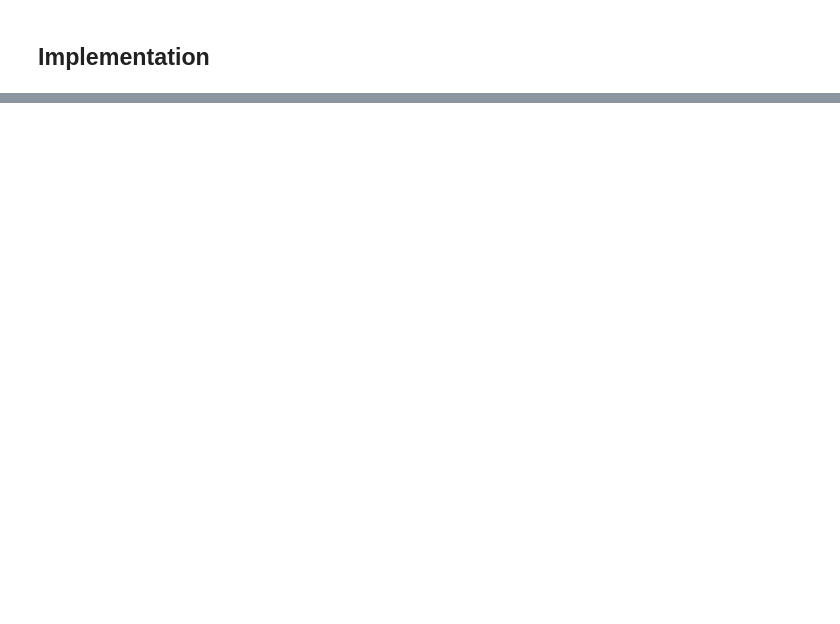
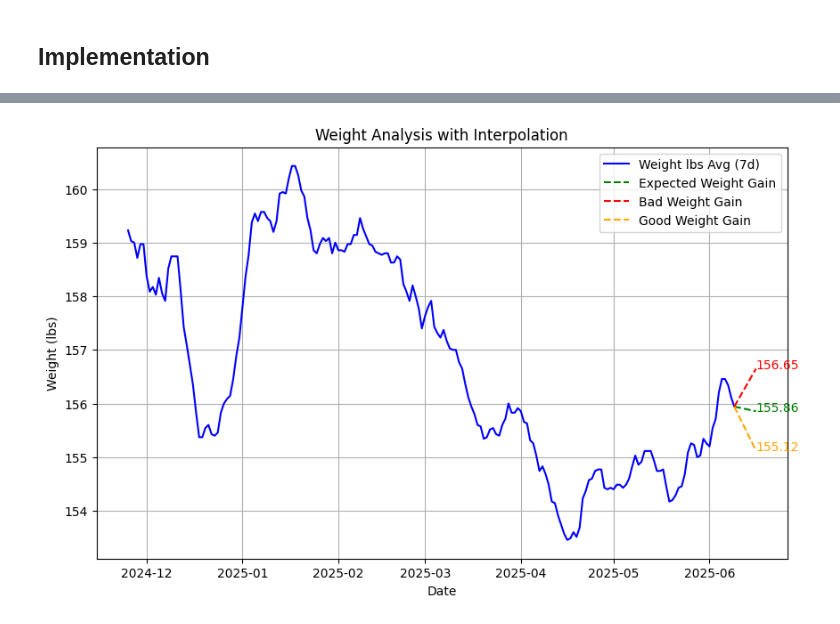
Before and after one commit to danielrferreira/weight_control, a Jupyter notebook: forecast_model/analysis.ipynb, the cells around one changed output, grey strips where cells are left out. Cells and saved outputs as stored; diff of their text form; code cells hidden in the pictures; blank space fills up the shorter version.

```diff
--- a/forecast_model/analysis.ipynb
+++ b/forecast_model/analysis.ipynb
@@ -354,0 +375,45 @@ weight_gain_good
+# %%
+last_date = analysis.df.index[-1]
+future_date = last_date + pd.Timedelta(days=7)
+
+# Get the last value of the weight data
+last_weight = analysis.df['weight_lbs_avg_7d'].iloc[-1]
+
+# Calculate future weights by adding the weight gains
+future_weight_expected = last_weight + weight_gain_expected
+future_weight_bad = last_weight + weight_gain_bad
+future_weight_good = last_weight + weight_gain_good
+
+# Create a new DataFrame for interpolation
+interpolation_df = pd.DataFrame({
+    'date': [last_date, future_date],
+    'weight_gain_expected': [last_weight, future_weight_expected],
+    'weight_gain_bad': [last_weight, future_weight_bad],
+    'weight_gain_good': [last_weight, future_weight_good]
+}).set_index('date')
+
+# Perform linear interpolation
+interpolated_df = interpolation_df.resample('D').interpolate()
+
+# Plot the original data
+plt.figure(figsize=(10, 6))
+plt.plot(analysis.df.index, analysis.df['weight_lbs_avg_7d'], label='Weight lbs Avg (7d)', color='blue')
+
+# Plot interpolated values
+plt.plot(interpolated_df.index, interpolated_df['weight_gain_expected'], label='Expected Weight Gain', linestyle='--', color='green')
+plt.plot(interpolated_df.index, interpolated_df['weight_gain_bad'], label='Bad Weight Gain', linestyle='--', color='red')
+plt.plot(interpolated_df.index, interpolated_df['weight_gain_good'], label='Good Weight Gain', linestyle='--', color='orange')
+
+plt.text(future_date, future_weight_expected, f'{future_weight_expected:.2f}', color='green', fontsize=10, ha='left')
+plt.text(future_date, future_weight_bad, f'{future_weight_bad:.2f}', color='red', fontsize=10, ha='left')
+plt.text(future_date, future_weight_good, f'{future_weight_good:.2f}', color='orange', fontsize=10, ha='left')
+
+# Add labels and legend
+plt.xlabel('Date')
+plt.ylabel('Weight (lbs)')
+plt.title('Weight Analysis with Interpolation')
+plt.legend()
+plt.grid(True)
+plt.show()
+# %% [output]
+[figure, added]
```
Also changed, not shown: parts of 19 cells of this notebook, 5 other files.
